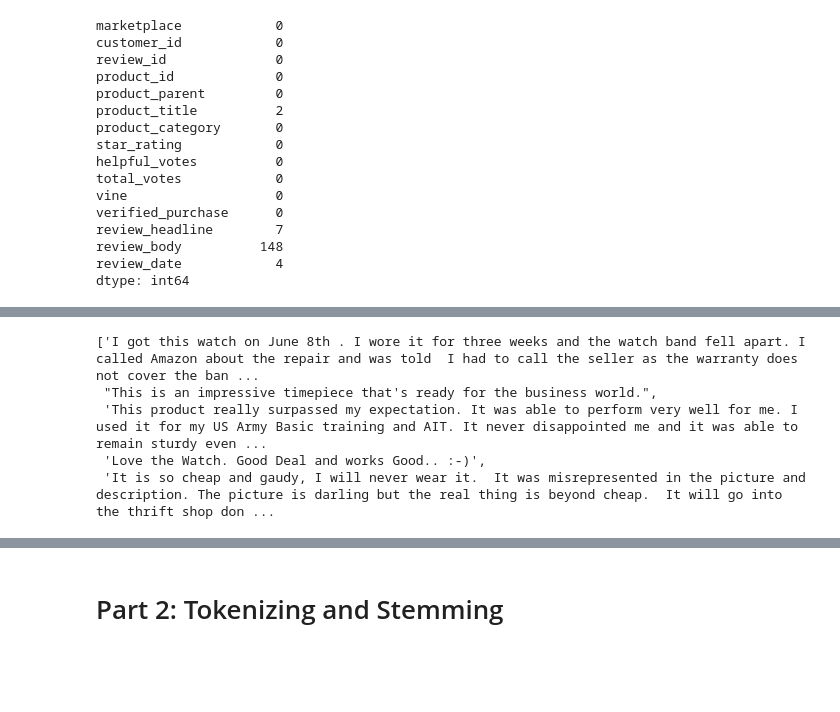
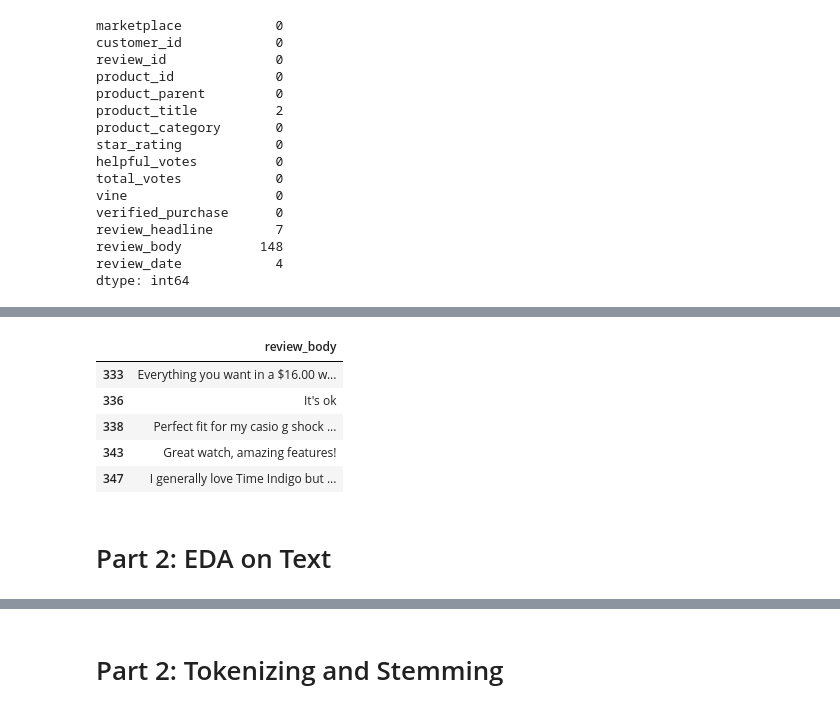
Before and after one commit to HuanSunGo/Natural_Language_Processing_Projects, a Jupyter notebook: Amazon_Review_Topic_Modeling/Amazon_Review_Topic_Modeling.ipynb, the cells around one changed output, grey strips where cells are left out. Cells and saved outputs as stored; diff of their text form; code cells hidden in the pictures; blank space fills up the shorter version.

```diff
--- a/Amazon_Review_Topic_Modeling/Amazon_Review_Topic_Modeling.ipynb
+++ b/Amazon_Review_Topic_Modeling/Amazon_Review_Topic_Modeling.ipynb
@@ -106,0 +111,8 @@ Since there's only 148 missing values out of the whole 960k datapoints, here we
+# %%
+# groupby's filter is the equivalent of SQL's GroupBy-Having
+popular_products = df.groupby(df['product_id']).filter(lambda x: x['review_id'].count() >= 100)
+
+print(f'Number of datapoints matching the criteria is: {len(popular_products)}')
+
+# check for the null values for the new dataset
+popular_products.isnull().sum()
@@ -107,13 +137,16 @@ Since there's only 148 missing values out of the whole 960k datapoints, here we
 # %%
 # seperate the `review body` out and transform to list for nlp processing
-df = df.dropna(subset=['review_body'])
-data = df['review_body'].tolist()
+popular_products = popular_products.dropna(subset=['review_body'])
+data = pd.DataFrame(popular_products['review_body'])
 
 # a snippet of text
 data[100:105]
 # %% [output]
-['I got this watch on June 8th . I wore it for three weeks and the watch band fell apart. I called Amazon about the repair and was told  I had to call the seller as the warranty does not cover the ban ...
- "This is an impressive timepiece that's ready for the business world.",
- 'This product really surpassed my expectation. It was able to perform very well for me. I used it for my US Army Basic training and AIT. It never disappointed me and it was able to remain sturdy even ...
- 'Love the Watch. Good Deal and works Good.. :-)',
- 'It is so cheap and gaudy, I will never wear it.  It was misrepresented in the picture and description. The picture is darling but the real thing is beyond cheap.  It will go into the thrift shop don ...
+|  | review_body |
+| 333 | Everything you want in a $16.00 w... |
+| 336 | It's ok |
+| 338 | Perfect fit for my casio g shock ... |
+| 343 | Great watch, amazing features! |
+| 347 | I generally love Time Indigo but ... |
+# %% [markdown]
+# Part 2: EDA on Text
```
Also changed, not shown: parts of 13 cells of this notebook, 1 other file.
